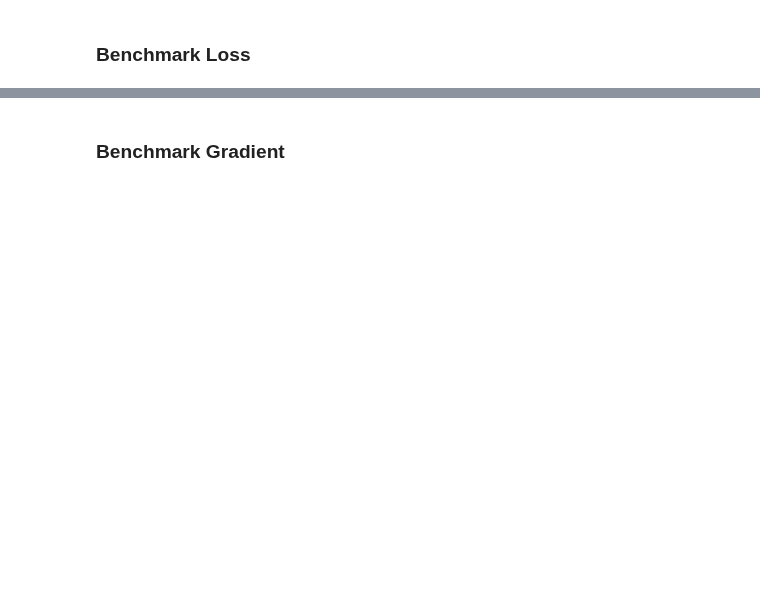
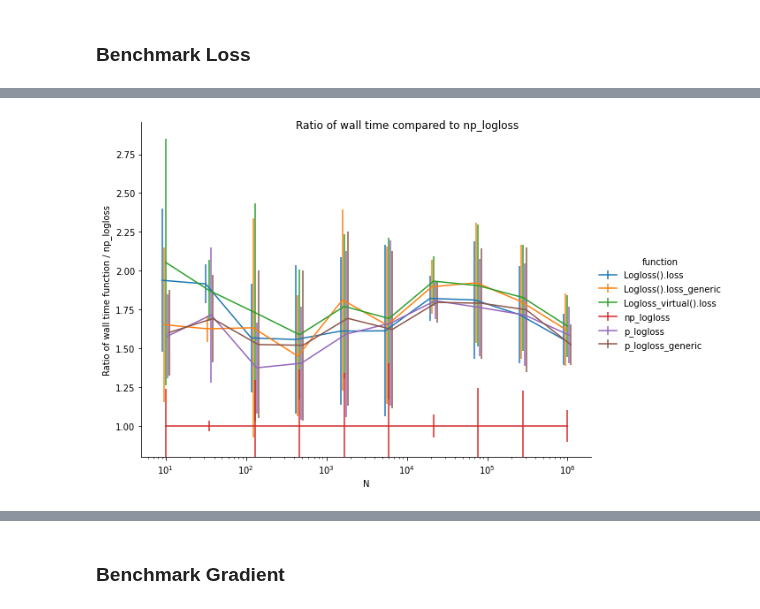
Before and after one commit to lorentzenchr/notebooks, a Jupyter notebook: bench_logloss_Cython.ipynb, the cells around one changed output, grey strips where cells are left out. Drawn from its saved outputs; the diff is of its cells as text; code cells hidden in the pictures; blank space fills up the shorter version.

```diff
--- a/bench_logloss_Cython.ipynb
+++ b/bench_logloss_Cython.ipynb
@@ -309,0 +378,8 @@ Text(0.5, 1.0, 'Ratio of wall time compared to np_logloss')
+# %%
+df_reference = df.wall_time.reset_index().query("function == 'np_logloss'")
+df_plot = pd.merge(df.wall_time.reset_index(), df_reference, on='N', suffixes=('', '_np'))
+df_plot['std'] = np.sqrt(df_plot['std']**2 / df_plot['mean_np']**2
+                         + df_plot['mean']**2 / df_plot['mean_np']**4 * df_plot['std_np']**2)
+df_plot['mean'] = df_plot['mean'] / df_plot['mean_np']
+df_plot = df_plot.loc[:, ['N', 'function', 'mean', 'std']]
+df_plot.head()
@@ -309,0 +393,16 @@ Text(0.5, 1.0, 'Ratio of wall time compared to np_logloss')
+# %%
+# shift N slightly to make visualization easier
+df_plot.loc[df_plot['function'] =='Logloss().loss', 'N'] *= 0.9
+df_plot.loc[df_plot['function'] =='Logloss().loss_generic', 'N'] *= 0.95
+df_plot.loc[df_plot['function'] =='Logloss_virtual().loss', 'N'] *= 1.00
+df_plot.loc[df_plot['function'] =='p_logloss', 'N'] *= 1.05
+df_plot.loc[df_plot['function'] =='p_logloss_generic', 'N'] *= 1.10
+# %%
+g = sns.FacetGrid(df_plot, hue="function", height=6, aspect=4/3)
+g.map_dataframe(errplot, "N", "mean", "std")
+g.set(ylim=(0.8, None))
+g.set(xscale="log")
+g.set_axis_labels(y_var="Ratio of wall time function / np_logloss")
+g.add_legend()
+g.fig.suptitle("Ratio of wall time compared to np_logloss")
+# %% [output]
@@ -310,3 +410,4 @@ Text(0.5, 1.0, 'Ratio of wall time compared to np_logloss')
+[figure, added]
 # %%
 g = sns.FacetGrid(df.peak_memory.reset_index(), hue="function", height=5, aspect=4/3)
 g.map_dataframe(errplot, "N", "mean", "std")
```
Also changed, not shown: parts of 33 cells of this notebook.
